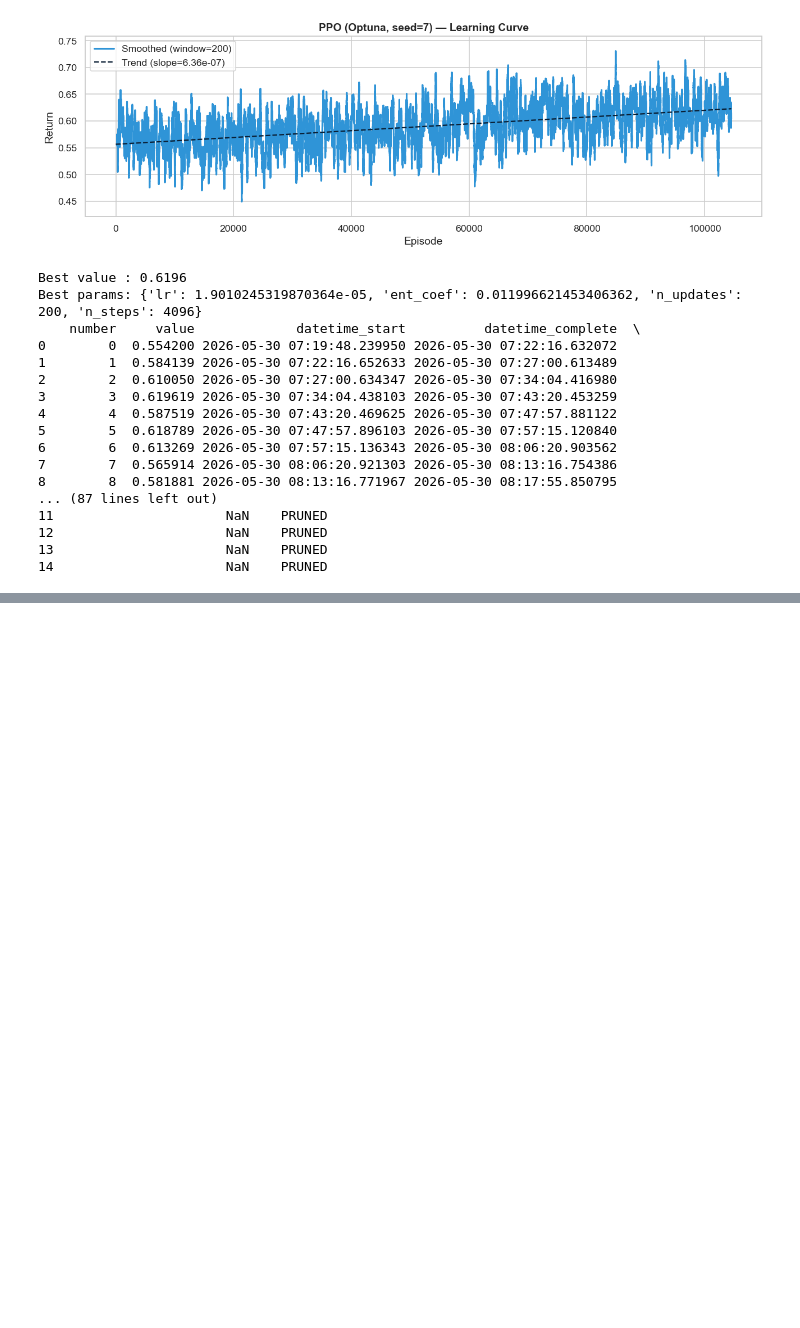
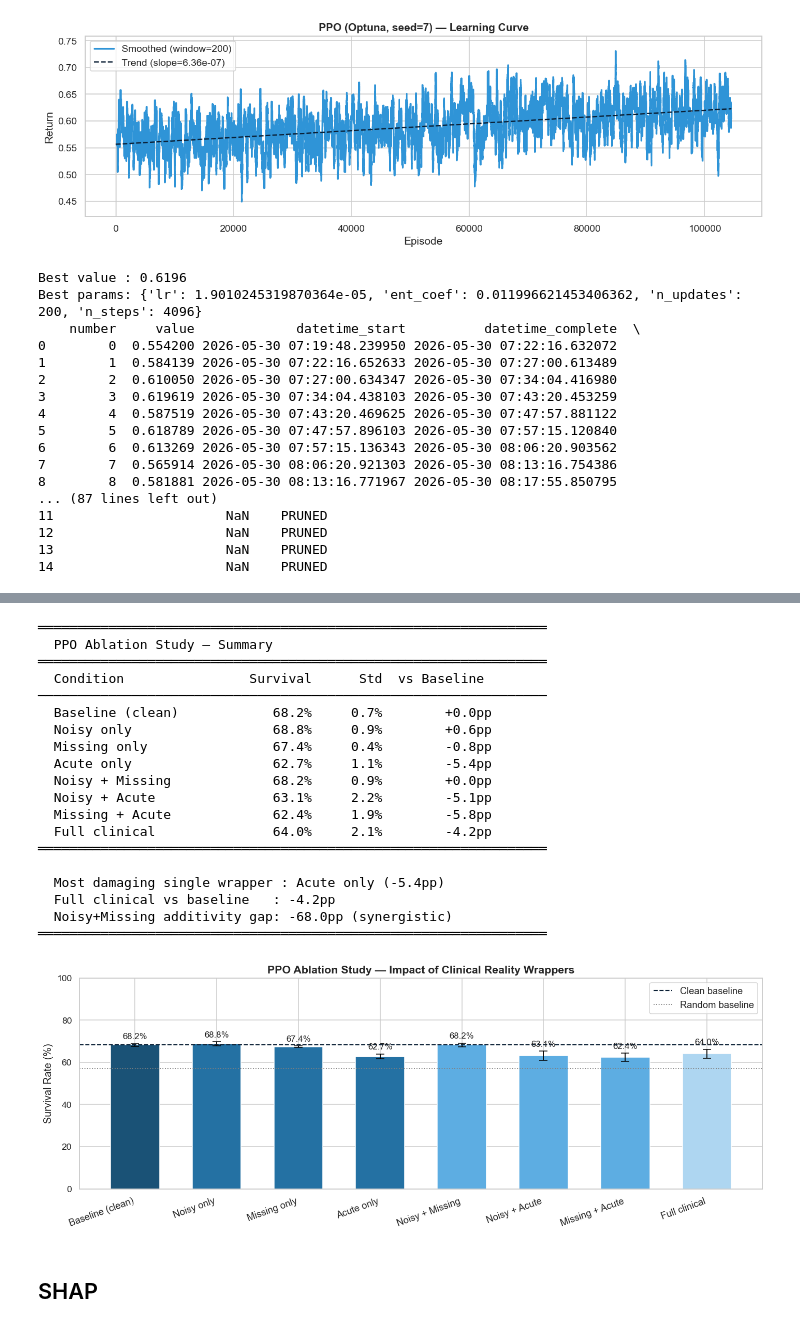
Before and after one commit to mariamiguel720/Reinforcement-Learning-Project-25-26, a Jupyter notebook: RL_Config_B - cópia.ipynb, the cells around one changed output, grey strips where cells are left out. Cells and saved outputs as stored; diff of their text form; code cells hidden in the pictures; blank space fills up the shorter version.

```diff
--- a/RL_Config_B - cópia.ipynb
+++ b/RL_Config_B - cópia.ipynb
@@ -2193,0 +2356,29 @@ Best params: {'lr': 1.9010245319870364e-05, 'ent_coef': 0.011996621453406362, 'n
+# %%
+from src.utils import print_ablation_summary, plot_ablation_results
+df_ablation = pd.read_csv('models/ablation/ablation_results.csv')
+
+print_ablation_summary(df_ablation)
+plot_ablation_results(df_ablation)
+# %% [output]
+═════════════════════════════════════════════════════════════════
+  PPO Ablation Study — Summary
+═════════════════════════════════════════════════════════════════
+  Condition                Survival      Std  vs Baseline
+─────────────────────────────────────────────────────────────────
+  Baseline (clean)            68.2%     0.7%        +0.0pp
+  Noisy only                  68.8%     0.9%        +0.6pp
+  Missing only                67.4%     0.4%        -0.8pp
+  Acute only                  62.7%     1.1%        -5.4pp
+  Noisy + Missing             68.2%     0.9%        +0.0pp
+  Noisy + Acute               63.1%     2.2%        -5.1pp
+  Missing + Acute             62.4%     1.9%        -5.8pp
+  Full clinical               64.0%     2.1%        -4.2pp
+═════════════════════════════════════════════════════════════════
+
+  Most damaging single wrapper : Acute only (-5.4pp)
+  Full clinical vs baseline   : -4.2pp
+  Noisy+Missing additivity gap: -68.0pp (synergistic)
+═════════════════════════════════════════════════════════════════
+[figure, added]
+# %% [markdown]
+## SHAP
```
Also changed, not shown: parts of 27 cells of this notebook, 6 other files.
